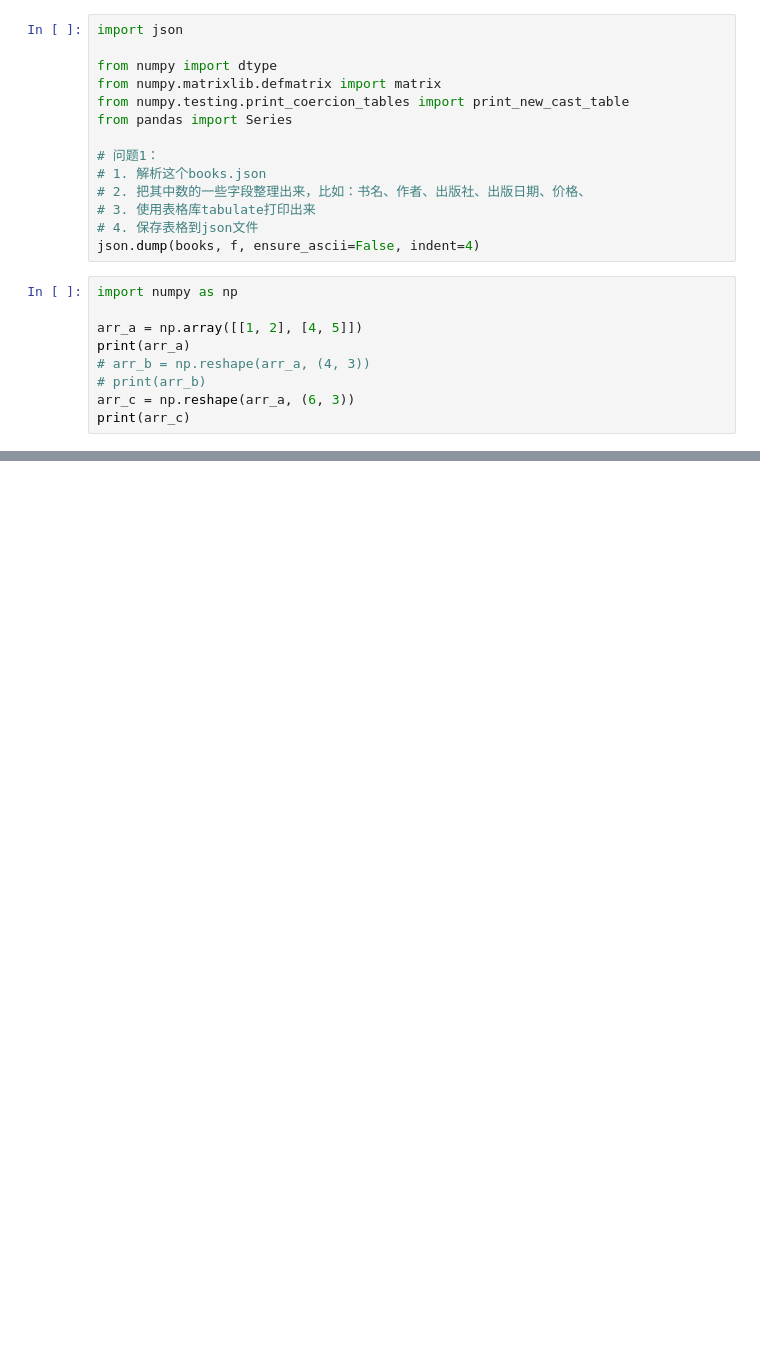
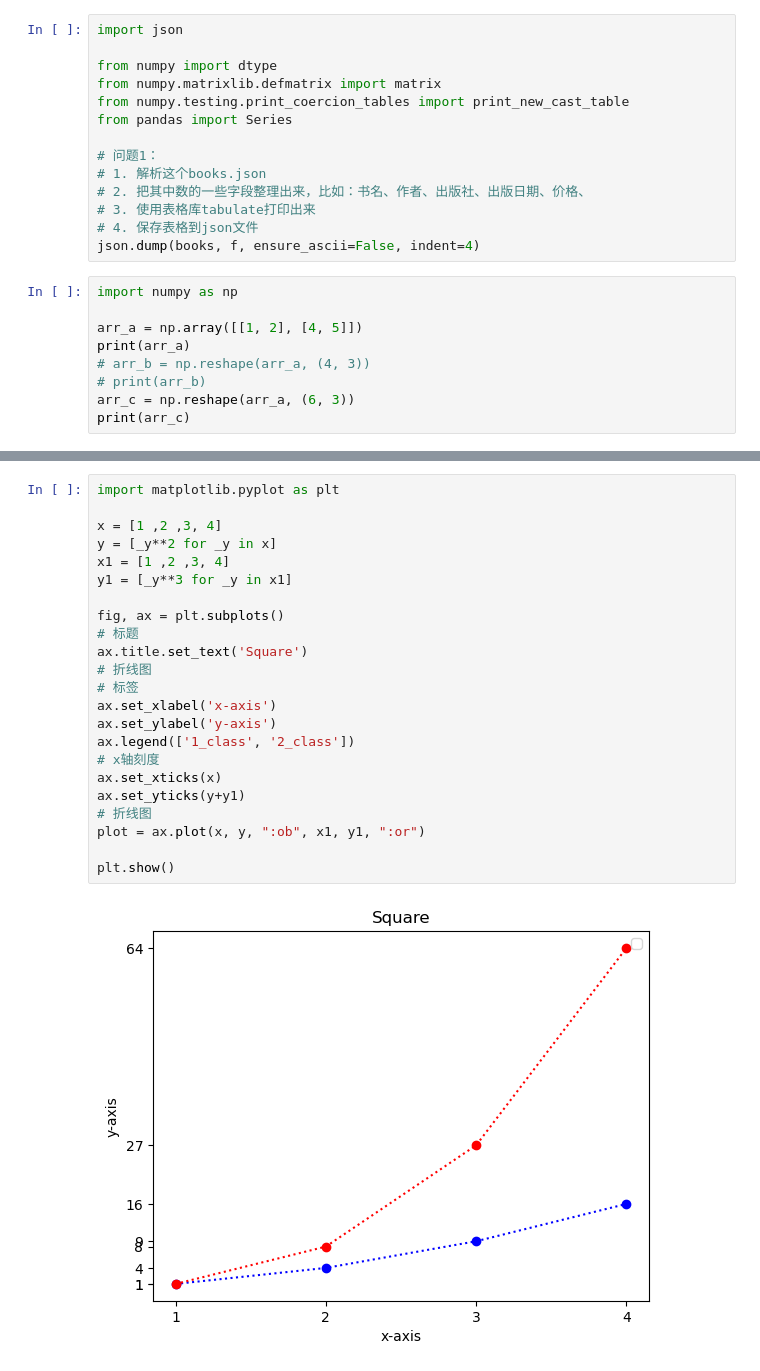
Before and after one commit to libreui/python-teach-note, a Jupyter notebook: JSON/question.ipynb, the cells around one changed output, grey strips where cells are left out. Saved outputs shown, nothing was run; the diff lists cells and outputs as text; blank space fills up the shorter version.

```diff
--- a/JSON/question.ipynb
+++ b/JSON/question.ipynb
@@ -58,0 +53,25 @@ ImportError: matplotlib is required for plotting when the default backend "matpl
+# %%
+import matplotlib.pyplot as plt
+
+x = [1 ,2 ,3, 4]
+y = [_y**2 for _y in x]
+x1 = [1 ,2 ,3, 4]
+y1 = [_y**3 for _y in x1]
+
+fig, ax = plt.subplots()
+# 标题
+ax.title.set_text('Square')
+# 折线图
+# 标签
+ax.set_xlabel('x-axis')
+ax.set_ylabel('y-axis')
+ax.legend(['1_class', '2_class'])
+# x轴刻度
+ax.set_xticks(x)
+ax.set_yticks(y+y1)
+# 折线图
+plot = ax.plot(x, y, ":ob", x1, y1, ":or")
+
+plt.show()
+# %% [output]
+[figure, added]
```
Also changed, not shown: parts of 1 cell of this notebook, 11 other files.
